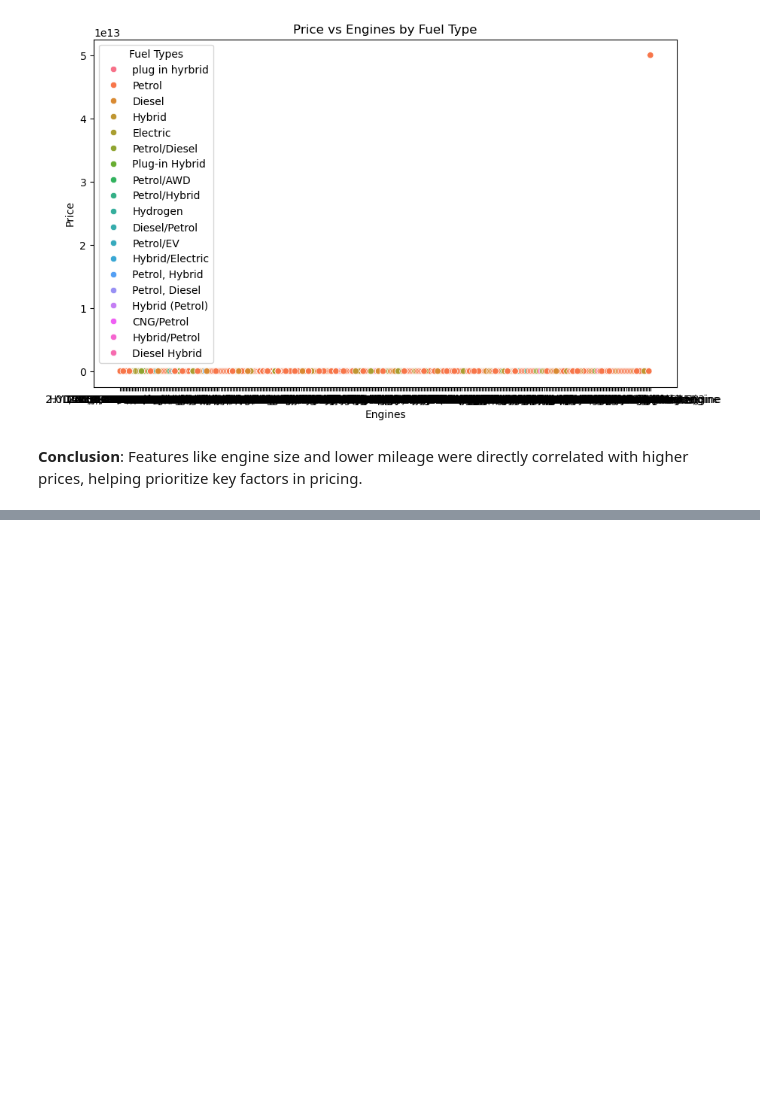
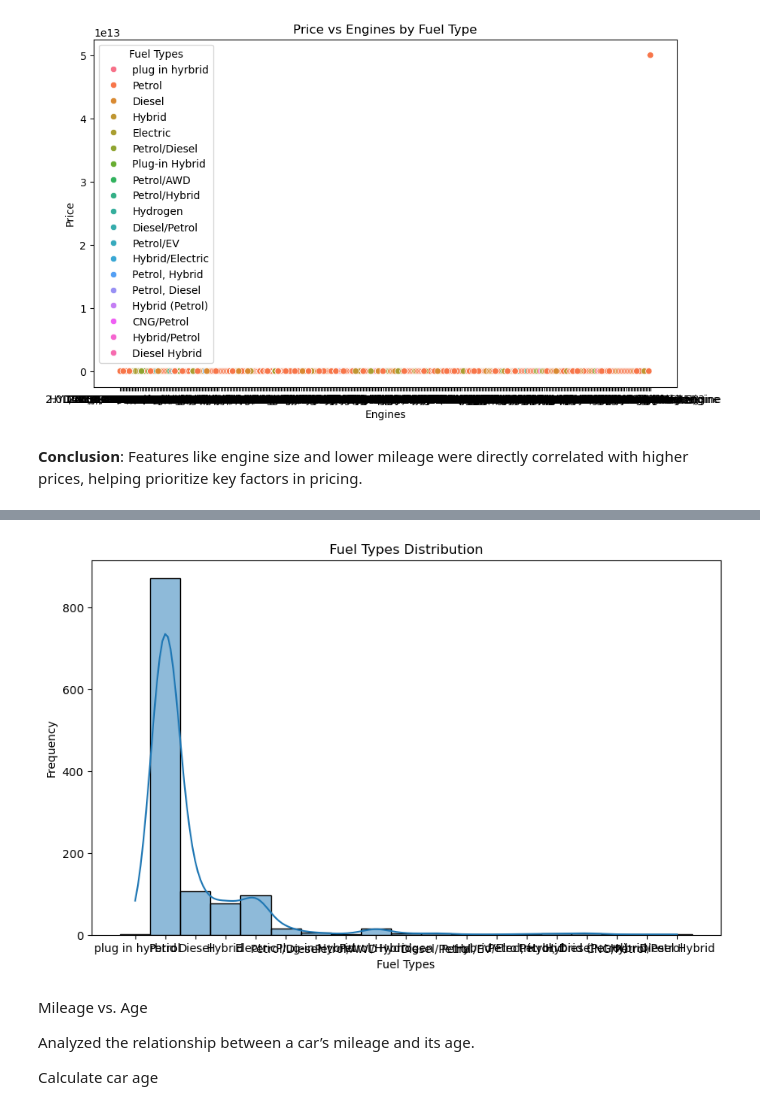
Before and after one commit to dannicolau7/The-Ultimate-Cars-2024, a Jupyter notebook: notebook.ipynb, the cells around one changed output, grey strips where cells are left out. Drawn from its saved outputs; the diff is of its cells as text; code cells hidden in the pictures; blank space fills up the shorter version.

```diff
--- a/notebook.ipynb
+++ b/notebook.ipynb
@@ -196,0 +331,15 @@ plt.show()
+# %%
+plt.figure(figsize=(10, 6))
+sns.histplot(cars2024['Fuel Types'], kde=True)
+plt.title("Fuel Types Distribution")
+plt.xlabel("Fuel Types")
+plt.ylabel("Frequency")
+plt.show()
+# %% [output]
+[figure, added]
+# %% [markdown]
+Mileage vs. Age
+
+Analyzed the relationship between a car’s mileage and its age.
+
+Calculate car age
```
Also changed, not shown: parts of 21 cells of this notebook.
